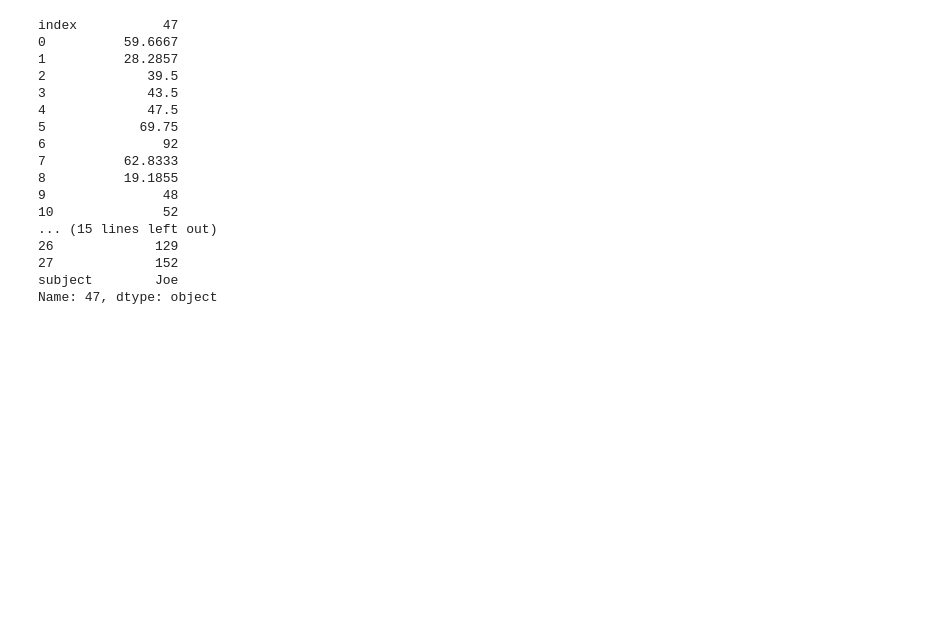
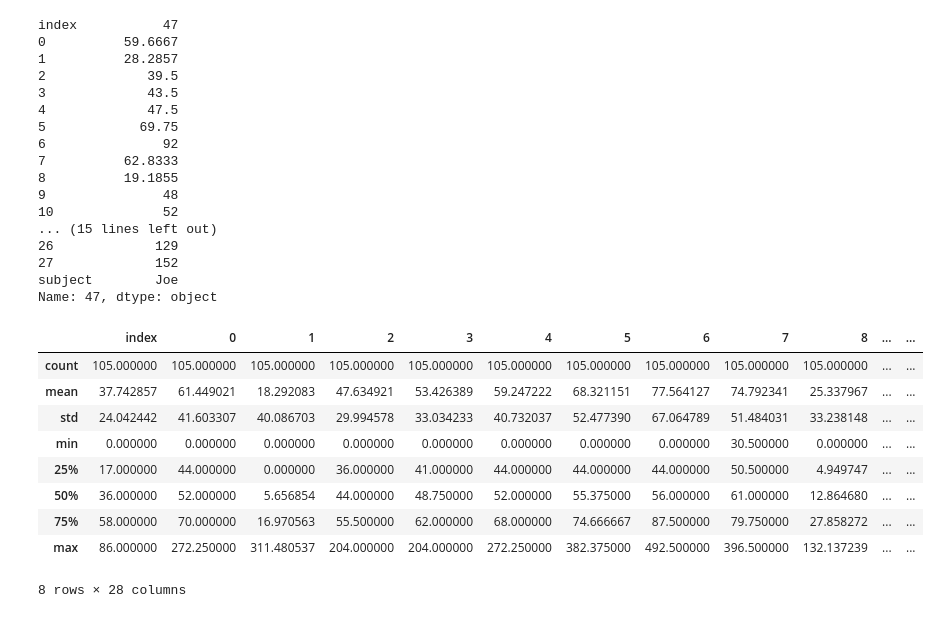
Before and after one commit to gw-cs-sd/sd-2017-covert-ops, a Jupyter notebook: joe/SD_33%_Demo.ipynb, the cells around one changed output. Saved outputs shown, nothing was run; the diff lists cells and outputs as text; code cells hidden in the pictures; blank space fills up the shorter version.

```diff
--- a/joe/SD_33%_Demo.ipynb
+++ b/joe/SD_33%_Demo.ipynb
@@ -239,3 +229,8 @@ plt.scatter(andy[4], andy[8],c='blue')
+# %%
+master = joe.append(andy);
+master = master.reset_index();
+answers = master['subject'];
+X = master.drop('subject',axis=1);
 # %%
 from sklearn.model_selection import train_test_split
 X_train, X_test, y_train, y_test = train_test_split(X, answers, test_size=0.33, random_state=42)
@@ -259,6 +254,19 @@ index           47
 27             152
 subject        Joe
 Name: 47, dtype: object
+# %%
+X_train.describe()
+# %% [output]
+|  | index | 0 | 1 | 2 | 3 | 4 | 5 | 6 | 7 | 8 | ... | ... |
+| count | 105.000000 | 105.000000 | 105.000000 | 105.000000 | 105.000000 | 105.000000 | 105.000000 | 105.000000 | 105.000000 | 105.000000 | ... | ... |
+| mean | 37.742857 | 61.449021 | 18.292083 | 47.634921 | 53.426389 | 59.247222 | 68.321151 | 77.564127 | 74.792341 | 25.337967 | ... | ... |
+| std | 24.042442 | 41.603307 | 40.086703 | 29.994578 | 33.034233 | 40.732037 | 52.477390 | 67.064789 | 51.484031 | 33.238148 | ... | ... |
+| min | 0.000000 | 0.000000 | 0.000000 | 0.000000 | 0.000000 | 0.000000 | 0.000000 | 0.000000 | 30.500000 | 0.000000 | ... | ... |
+| 25% | 17.000000 | 44.000000 | 0.000000 | 36.000000 | 41.000000 | 44.000000 | 44.000000 | 44.000000 | 50.500000 | 4.949747 | ... | ... |
+| 50% | 36.000000 | 52.000000 | 5.656854 | 44.000000 | 48.750000 | 52.000000 | 55.375000 | 56.000000 | 61.000000 | 12.864680 | ... | ... |
+| 75% | 58.000000 | 70.000000 | 16.970563 | 55.500000 | 62.000000 | 68.000000 | 74.666667 | 87.500000 | 79.750000 | 27.858272 | ... | ... |
+| max | 86.000000 | 272.250000 | 311.480537 | 204.000000 | 204.000000 | 272.250000 | 382.375000 | 492.500000 | 396.500000 | 132.137239 | ... | ... |
+8 rows × 28 columns
 # %%
 from sklearn import tree
 clf = tree.DecisionTreeClassifier()
```
Also changed, not shown: parts of 20 cells of this notebook, 7 other files.
